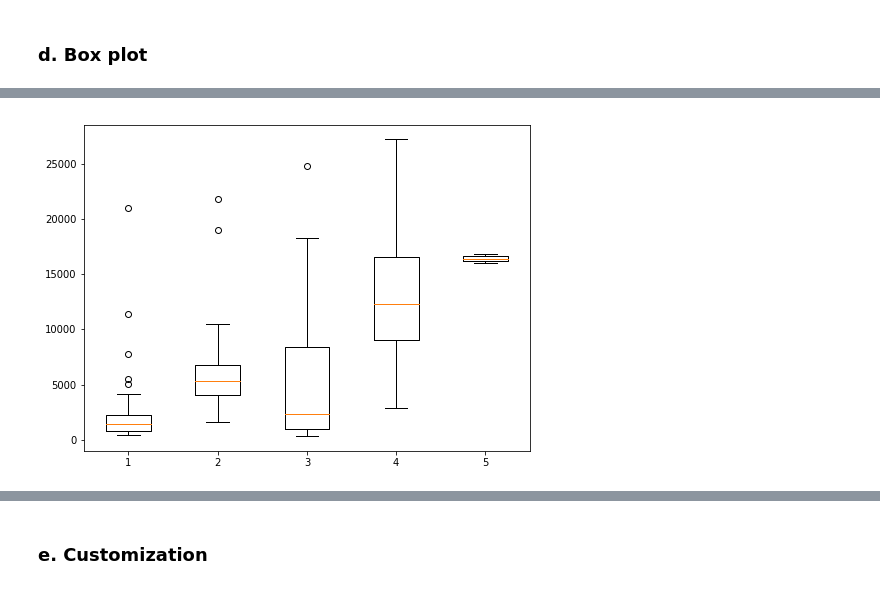
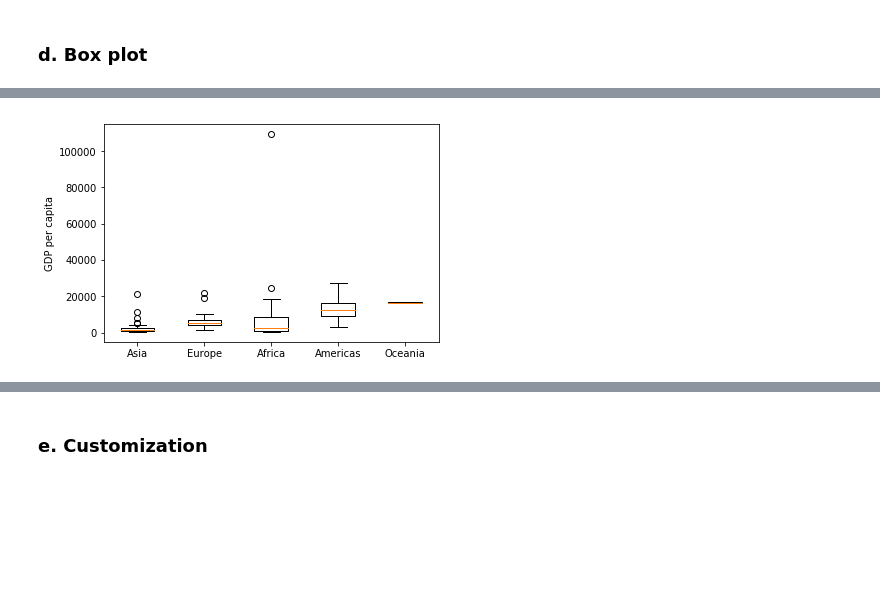
Before and after one commit to tylerhuntington222/journal-club-plotting-demo, a Jupyter notebook: Journal_Club_matplotlib.ipynb, the cells around one changed output, grey strips where cells are left out. Saved outputs shown, nothing was run; the diff lists cells and outputs as text; code cells hidden in the pictures; blank space fills up the shorter version.

```diff
--- a/Journal_Club_matplotlib.ipynb
+++ b/Journal_Club_matplotlib.ipynb
@@ -119,14 +93,7 @@ plt.show()
-# %%
-continent_gdp_1972[2] = continent_gdp_1972[2][continent_gdp_1972[2] < 40000]
-plt.figure(figsize=(8, 6))
-
-color = 'DimGray'
-flierprops = dict(marker='o', markersize=5, markerfacecolor=color,
-                  markeredgecolor=color, alpha=0.50, linestyle='none')
-capprops = dict(color=color)
-whiskerprops = dict(color=color, linestyle='-')
-boxprops = dict(color=color)
-plt.boxplot(continent_gdp_1972)
-plt.show()
-# %% [output]
-[figure, removed]
+# %%
+plt.boxplot(continent_gdp_1972)
+plt.xticks(np.arange(1, 6), gm1972.continent.unique())
+plt.ylabel('GDP per capita')
+plt.show()
+# %% [output]
+[figure, added]
```
Also changed, not shown: parts of 8 cells of this notebook, 1 other file.
